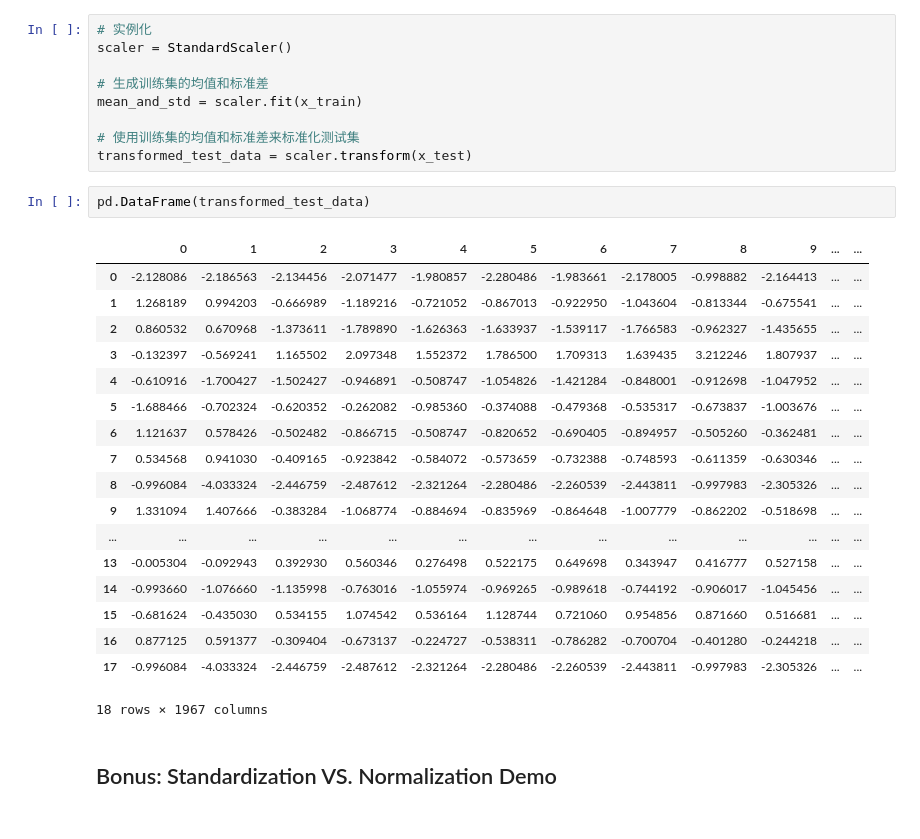
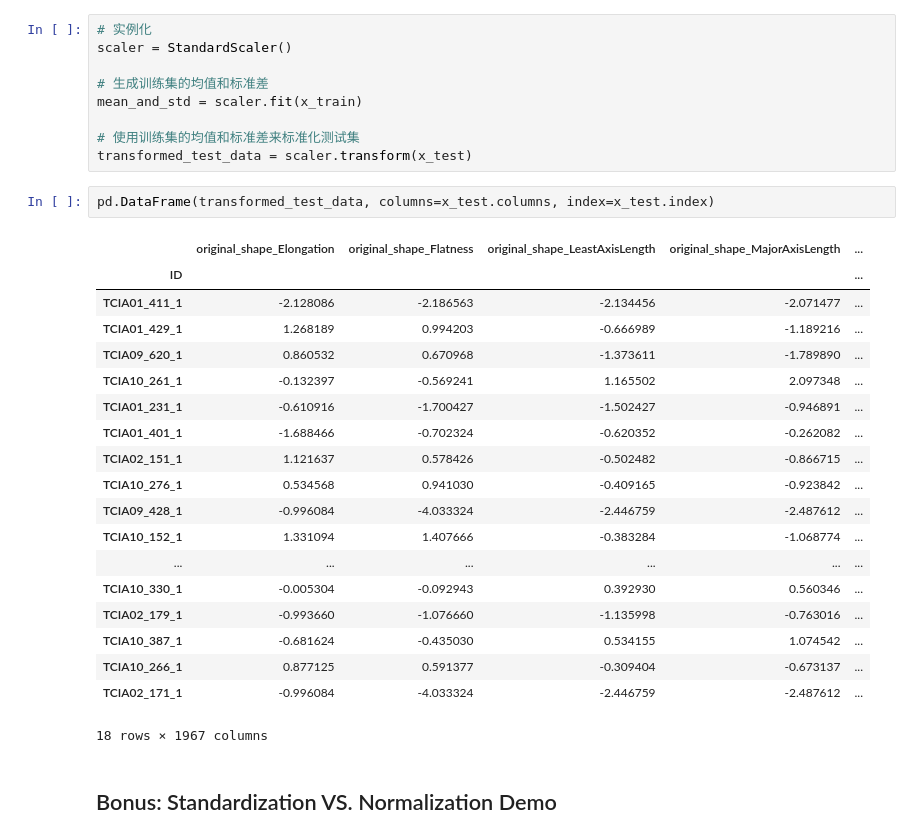
Before and after one commit to Jin918/Radiomics_coding_practice_coures, a Jupyter notebook: 第八章 影像组学分析代码实战 第一节 数据集划分与数据预处理.ipynb, the cells around one changed output. Cells and saved outputs as stored; diff of their text form.

```diff
--- a/第八章 影像组学分析代码实战 第一节 数据集划分与数据预处理.ipynb
+++ b/第八章 影像组学分析代码实战 第一节 数据集划分与数据预处理.ipynb
@@ -303,25 +307,26 @@ mean_and_std = scaler.fit(x_train)
 # 使用训练集的均值和标准差来标准化测试集
 transformed_test_data = scaler.transform(x_test)
 # %%
-pd.DataFrame(transformed_test_data)
+pd.DataFrame(transformed_test_data, columns=x_test.columns, index=x_test.index)
 # %% [output]
-|  | 0 | 1 | 2 | 3 | 4 | 5 | 6 | 7 | 8 | 9 | ... | ... |
-| 0 | -2.128086 | -2.186563 | -2.134456 | -2.071477 | -1.980857 | -2.280486 | -1.983661 | -2.178005 | -0.998882 | -2.164413 | ... | ... |
-| 1 | 1.268189 | 0.994203 | -0.666989 | -1.189216 | -0.721052 | -0.867013 | -0.922950 | -1.043604 | -0.813344 | -0.675541 | ... | ... |
-| 2 | 0.860532 | 0.670968 | -1.373611 | -1.789890 | -1.626363 | -1.633937 | -1.539117 | -1.766583 | -0.962327 | -1.435655 | ... | ... |
-| 3 | -0.132397 | -0.569241 | 1.165502 | 2.097348 | 1.552372 | 1.786500 | 1.709313 | 1.639435 | 3.212246 | 1.807937 | ... | ... |
-| 4 | -0.610916 | -1.700427 | -1.502427 | -0.946891 | -0.508747 | -1.054826 | -1.421284 | -0.848001 | -0.912698 | -1.047952 | ... | ... |
-| 5 | -1.688466 | -0.702324 | -0.620352 | -0.262082 | -0.985360 | -0.374088 | -0.479368 | -0.535317 | -0.673837 | -1.003676 | ... | ... |
-| 6 | 1.121637 | 0.578426 | -0.502482 | -0.866715 | -0.508747 | -0.820652 | -0.690405 | -0.894957 | -0.505260 | -0.362481 | ... | ... |
-| 7 | 0.534568 | 0.941030 | -0.409165 | -0.923842 | -0.584072 | -0.573659 | -0.732388 | -0.748593 | -0.611359 | -0.630346 | ... | ... |
-| 8 | -0.996084 | -4.033324 | -2.446759 | -2.487612 | -2.321264 | -2.280486 | -2.260539 | -2.443811 | -0.997983 | -2.305326 | ... | ... |
-| 9 | 1.331094 | 1.407666 | -0.383284 | -1.068774 | -0.884694 | -0.835969 | -0.864648 | -1.007779 | -0.862202 | -0.518698 | ... | ... |
-| ... | ... | ... | ... | ... | ... | ... | ... | ... | ... | ... | ... | ... |
-| 13 | -0.005304 | -0.092943 | 0.392930 | 0.560346 | 0.276498 | 0.522175 | 0.649698 | 0.343947 | 0.416777 | 0.527158 | ... | ... |
-| 14 | -0.993660 | -1.076660 | -1.135998 | -0.763016 | -1.055974 | -0.969265 | -0.989618 | -0.744192 | -0.906017 | -1.045456 | ... | ... |
-| 15 | -0.681624 | -0.435030 | 0.534155 | 1.074542 | 0.536164 | 1.128744 | 0.721060 | 0.954856 | 0.871660 | 0.516681 | ... | ... |
-| 16 | 0.877125 | 0.591377 | -0.309404 | -0.673137 | -0.224727 | -0.538311 | -0.786282 | -0.700704 | -0.401280 | -0.244218 | ... | ... |
-| 17 | -0.996084 | -4.033324 | -2.446759 | -2.487612 | -2.321264 | -2.280486 | -2.260539 | -2.443811 | -0.997983 | -2.305326 | ... | ... |
+|  | original_shape_Elongation | original_shape_Flatness | original_shape_LeastAxisLength | original_shape_MajorAxisLength | ... |
+| ID |  |  |  |  | ... |
+| TCIA01_411_1 | -2.128086 | -2.186563 | -2.134456 | -2.071477 | ... |
+| TCIA01_429_1 | 1.268189 | 0.994203 | -0.666989 | -1.189216 | ... |
+| TCIA09_620_1 | 0.860532 | 0.670968 | -1.373611 | -1.789890 | ... |
+| TCIA10_261_1 | -0.132397 | -0.569241 | 1.165502 | 2.097348 | ... |
+| TCIA01_231_1 | -0.610916 | -1.700427 | -1.502427 | -0.946891 | ... |
+| TCIA01_401_1 | -1.688466 | -0.702324 | -0.620352 | -0.262082 | ... |
+| TCIA02_151_1 | 1.121637 | 0.578426 | -0.502482 | -0.866715 | ... |
+| TCIA10_276_1 | 0.534568 | 0.941030 | -0.409165 | -0.923842 | ... |
+| TCIA09_428_1 | -0.996084 | -4.033324 | -2.446759 | -2.487612 | ... |
+| TCIA10_152_1 | 1.331094 | 1.407666 | -0.383284 | -1.068774 | ... |
+| ... | ... | ... | ... | ... | ... |
+| TCIA10_330_1 | -0.005304 | -0.092943 | 0.392930 | 0.560346 | ... |
+| TCIA02_179_1 | -0.993660 | -1.076660 | -1.135998 | -0.763016 | ... |
+| TCIA10_387_1 | -0.681624 | -0.435030 | 0.534155 | 1.074542 | ... |
+| TCIA10_266_1 | 0.877125 | 0.591377 | -0.309404 | -0.673137 | ... |
+| TCIA02_171_1 | -0.996084 | -4.033324 | -2.446759 | -2.487612 | ... |
 18 rows × 1967 columns
 # %% [markdown]
 ## Bonus: Standardization VS. Normalization Demo
```
Also changed, not shown: parts of 9 cells of this notebook.
